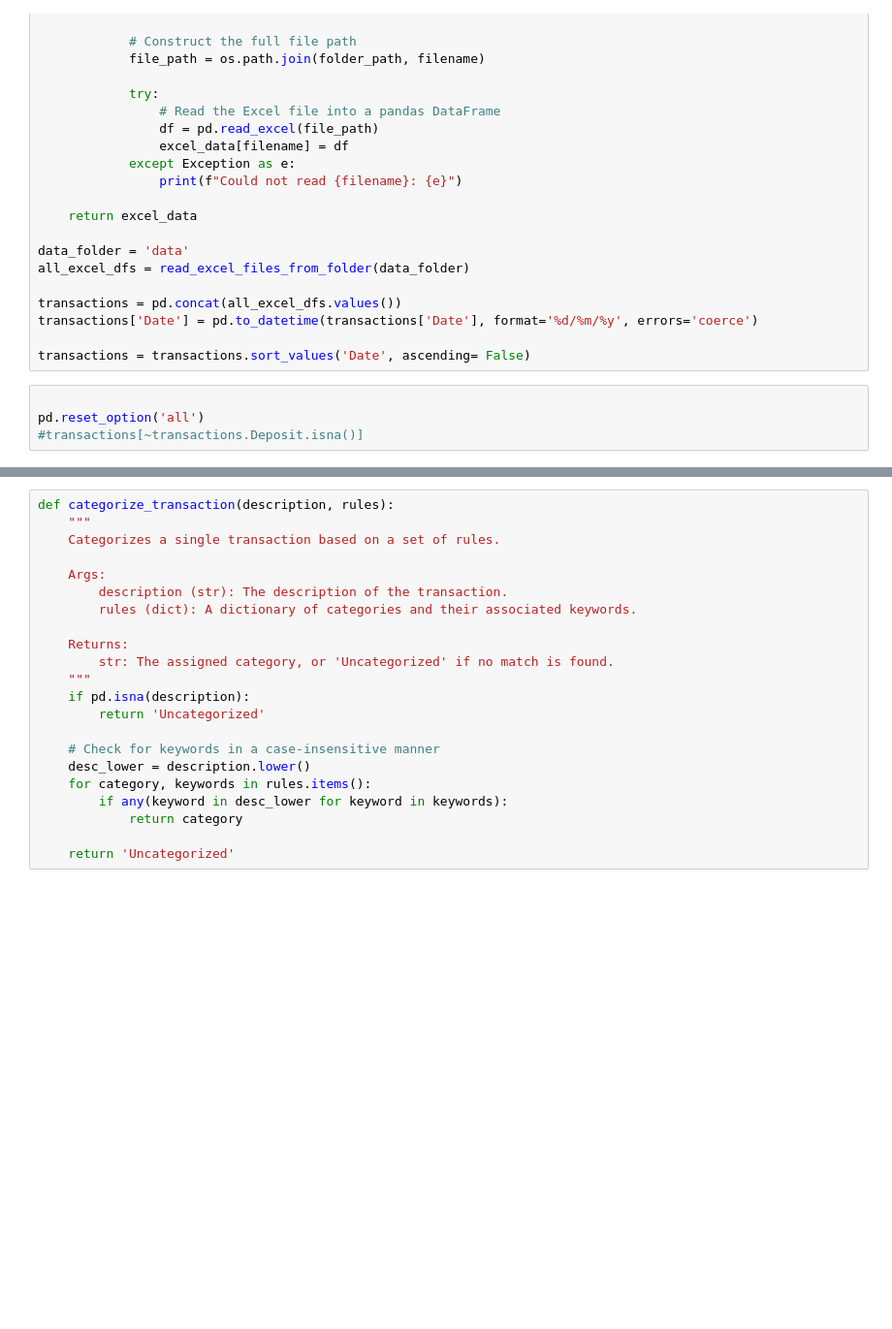
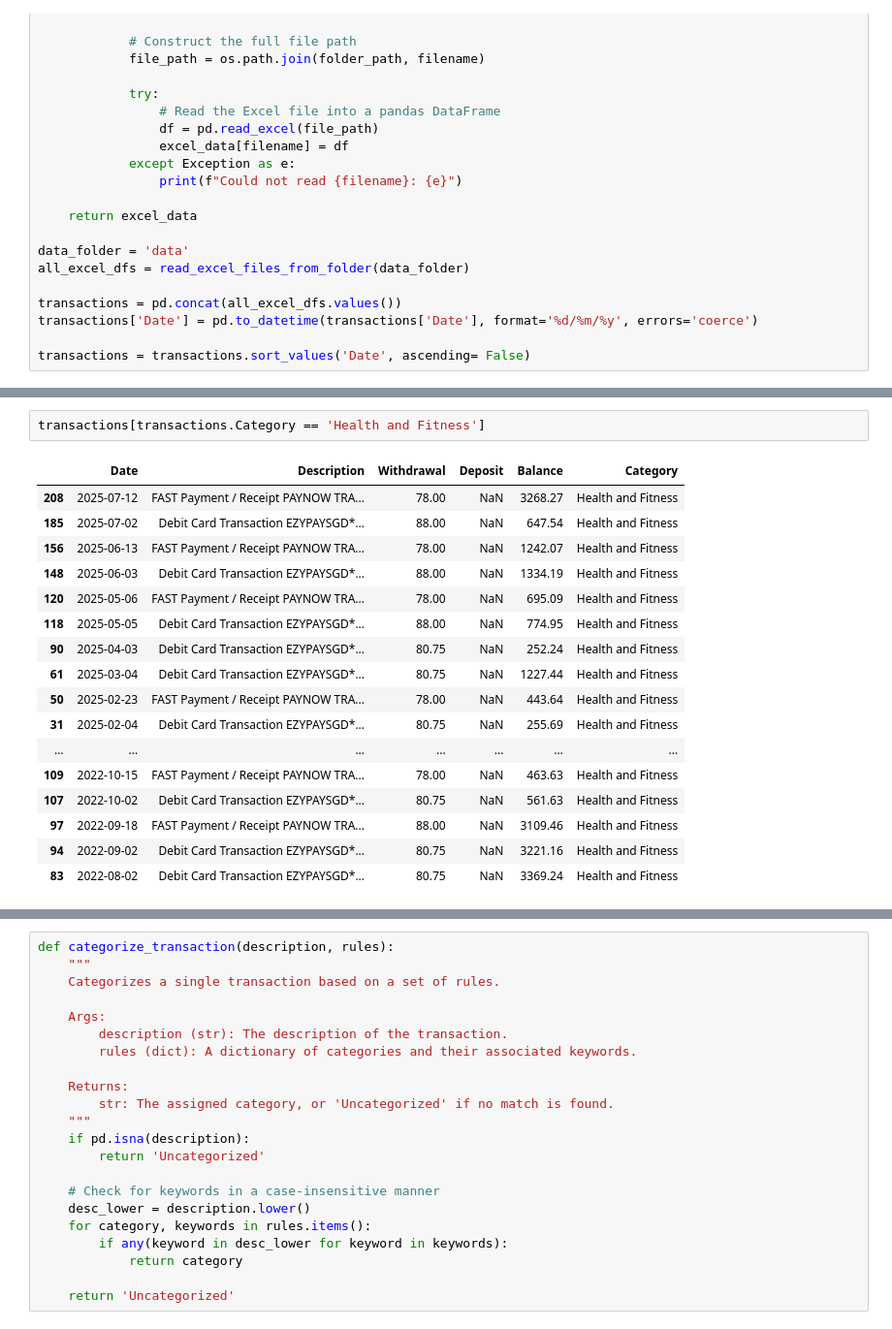
Before and after one commit to michaenho/ExpenseTracker, a Jupyter notebook: analysis.ipynb, the cells around one changed output, grey strips where cells are left out. Shown at 97% size. Cells and saved outputs as stored; diff of their text form; blank space fills up the shorter version.

Commit message:
Categorise withdrawal

```diff
--- a/analysis.ipynb
+++ b/analysis.ipynb
@@ -44,7 +44,3 @@ transactions = pd.concat(all_excel_dfs.values())
 transactions['Date'] = pd.to_datetime(transactions['Date'], format='%d/%m/%y', errors='coerce')
 
 transactions = transactions.sort_values('Date', ascending= False)
-# %%
-
-pd.reset_option('all')
-#transactions[~transactions.Deposit.isna()]
@@ -115,0 +167,20 @@ transactions['Deposit Category'] = np.where(
+# %%
+transactions[transactions.Category == 'Health and Fitness']
+# %% [output]
+|  | Date | Description | Withdrawal | Deposit | Balance | Category |
+| 208 | 2025-07-12 | FAST Payment / Receipt PAYNOW TRA... | 78.00 | NaN | 3268.27 | Health and Fitness |
+| 185 | 2025-07-02 | Debit Card Transaction EZYPAYSGD*... | 88.00 | NaN | 647.54 | Health and Fitness |
+| 156 | 2025-06-13 | FAST Payment / Receipt PAYNOW TRA... | 78.00 | NaN | 1242.07 | Health and Fitness |
+| 148 | 2025-06-03 | Debit Card Transaction EZYPAYSGD*... | 88.00 | NaN | 1334.19 | Health and Fitness |
+| 120 | 2025-05-06 | FAST Payment / Receipt PAYNOW TRA... | 78.00 | NaN | 695.09 | Health and Fitness |
+| 118 | 2025-05-05 | Debit Card Transaction EZYPAYSGD*... | 88.00 | NaN | 774.95 | Health and Fitness |
+| 90 | 2025-04-03 | Debit Card Transaction EZYPAYSGD*... | 80.75 | NaN | 252.24 | Health and Fitness |
+| 61 | 2025-03-04 | Debit Card Transaction EZYPAYSGD*... | 80.75 | NaN | 1227.44 | Health and Fitness |
+| 50 | 2025-02-23 | FAST Payment / Receipt PAYNOW TRA... | 78.00 | NaN | 443.64 | Health and Fitness |
+| 31 | 2025-02-04 | Debit Card Transaction EZYPAYSGD*... | 80.75 | NaN | 255.69 | Health and Fitness |
+| ... | ... | ... | ... | ... | ... | ... |
+| 109 | 2022-10-15 | FAST Payment / Receipt PAYNOW TRA... | 78.00 | NaN | 463.63 | Health and Fitness |
+| 107 | 2022-10-02 | Debit Card Transaction EZYPAYSGD*... | 80.75 | NaN | 561.63 | Health and Fitness |
+| 97 | 2022-09-18 | FAST Payment / Receipt PAYNOW TRA... | 88.00 | NaN | 3109.46 | Health and Fitness |
+| 94 | 2022-09-02 | Debit Card Transaction EZYPAYSGD*... | 80.75 | NaN | 3221.16 | Health and Fitness |
+| 83 | 2022-08-02 | Debit Card Transaction EZYPAYSGD*... | 80.75 | NaN | 3369.24 | Health and Fitness |
```
Also changed, not shown: parts of 4 cells of this notebook.
